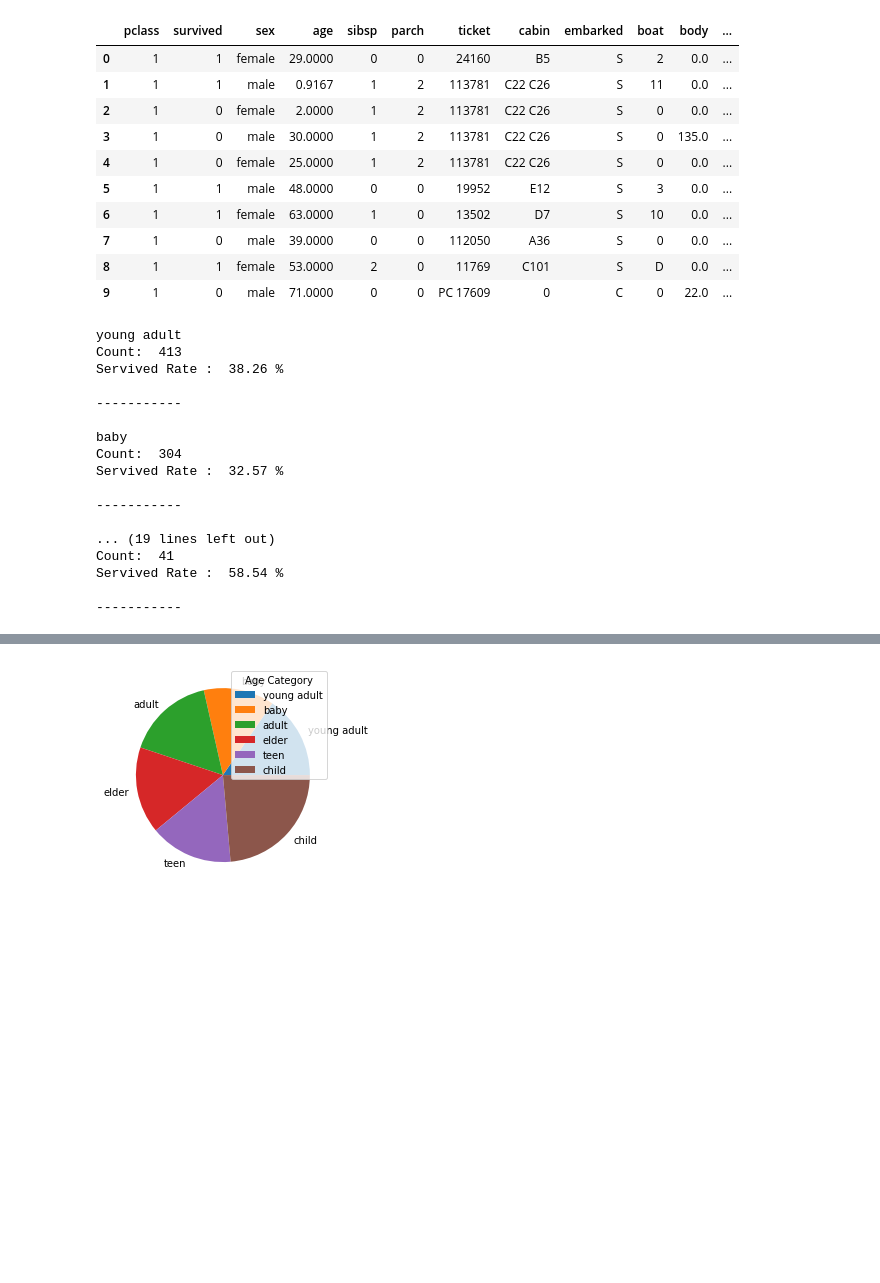
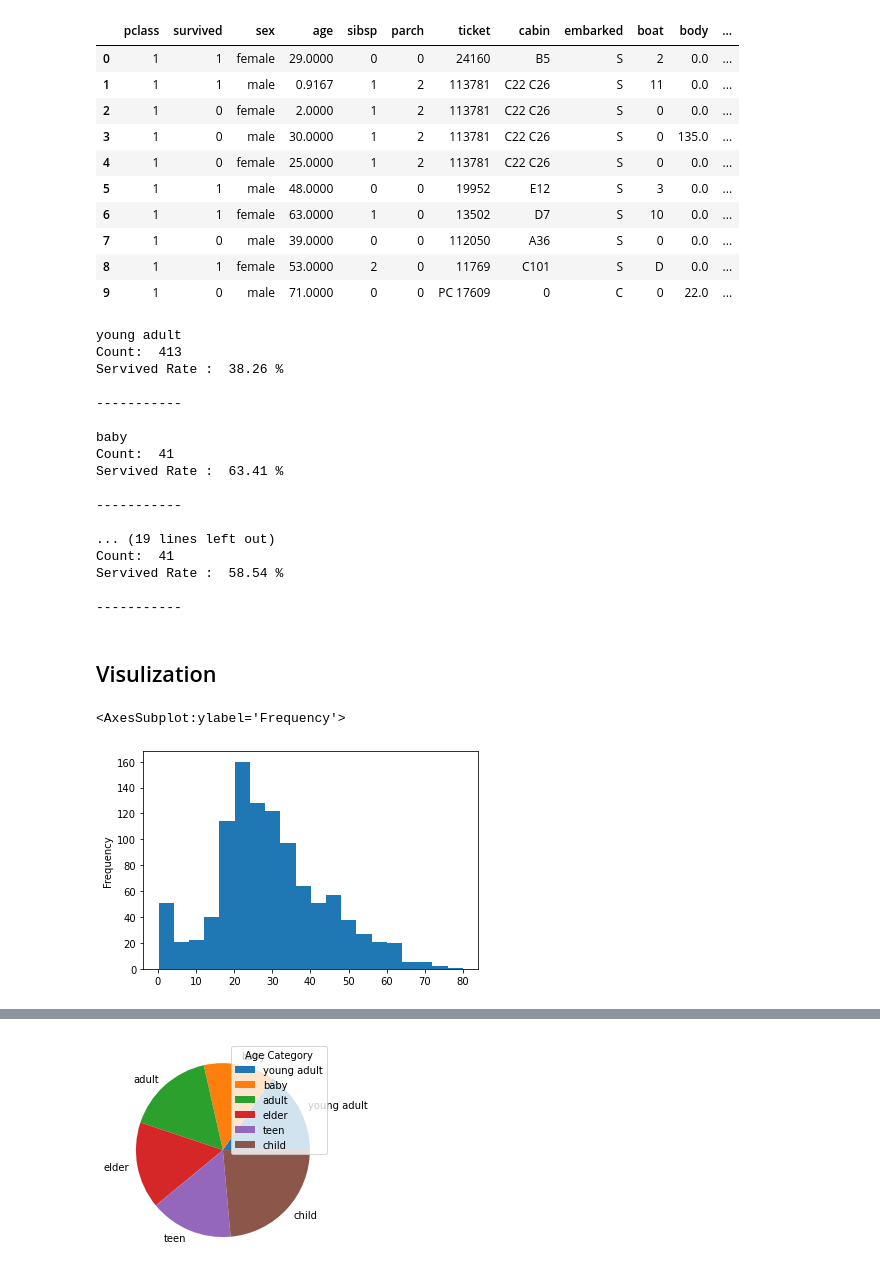
Before and after one commit to shorokatwa14/Titanic-EDA, a Jupyter notebook: Titanic_project.ipynb, the cells around one changed output, grey strips where cells are left out. Saved outputs shown, nothing was run; the diff lists cells and outputs as text; code cells hidden in the pictures; blank space fills up the shorter version.

```diff
--- a/Titanic_project.ipynb
+++ b/Titanic_project.ipynb
@@ -66,7 +67,6 @@ df.describe()
 # %%
 df.drop(['name','home.dest','fare'],axis=1,inplace=True)
 # %%
-df['age']= df['age'].fillna(0)
 df['cabin']= df['cabin'].fillna(0)
 df['embarked']= df['embarked'].fillna(0)
 df['boat']= df['boat'].fillna(0)
@@ -303,8 +270,8 @@ Servived Rate :  38.26 %
 -----------
 
 baby
-Count:  304
-Servived Rate :  32.57 %
+Count:  41
+Servived Rate :  63.41 %
 
 -----------
 
@@ -313,3 +280,10 @@ Count:  41
 Servived Rate :  58.54 %
 
 -----------
+# %% [markdown]
+<h2> Visulization </h2>
+# %%
+df['age'].dropna().plot.hist(bins=20)
+# %% [output]
+<AxesSubplot:ylabel='Frequency'>
+[figure, added]
```
Also changed, not shown: parts of 27 cells of this notebook.
